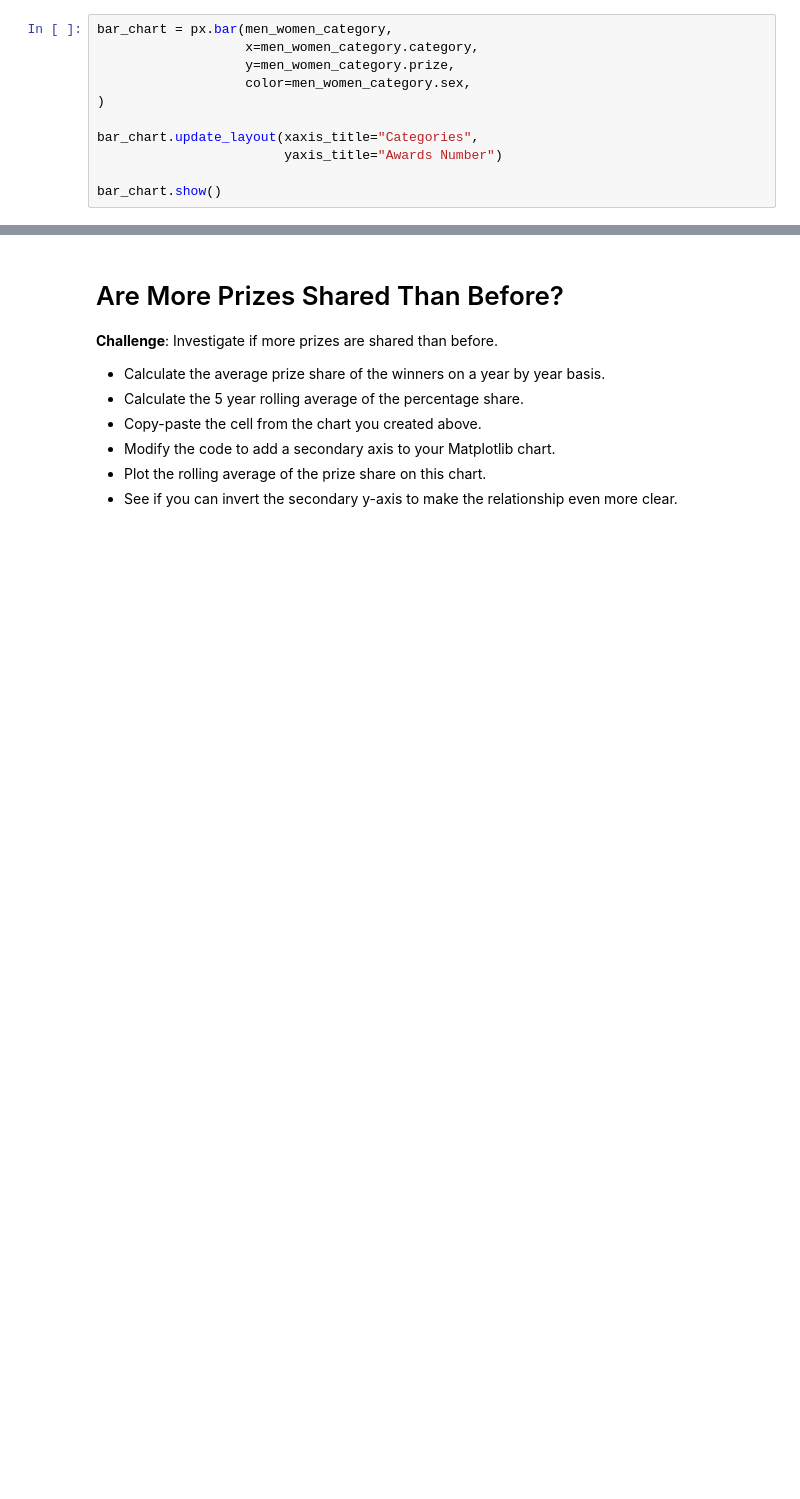
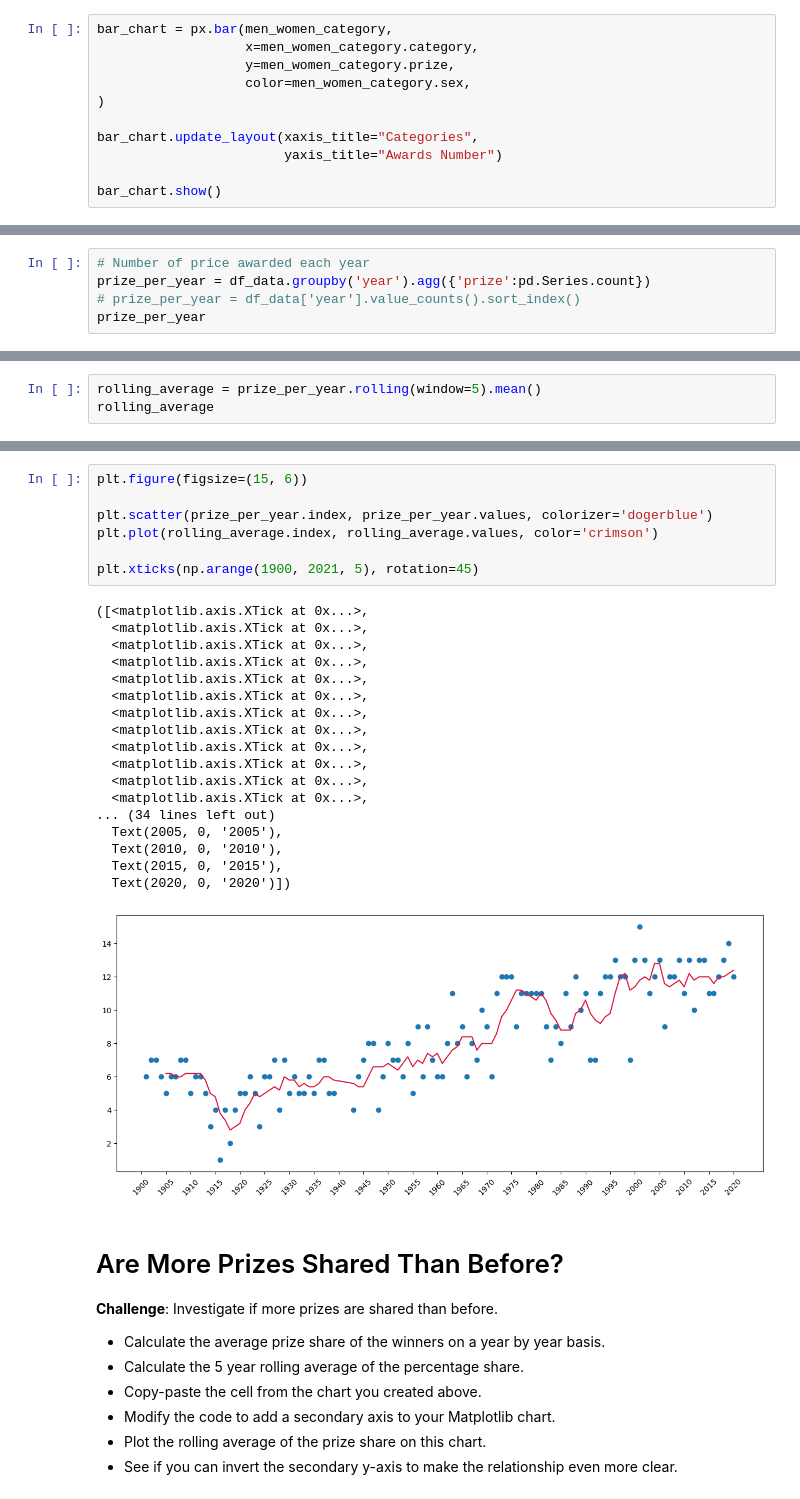
Before and after one commit to AndyRoy04/100DaysOfCode_Python, a Jupyter notebook: Day_79/Nobel_Prize_Analysis_(start).ipynb, the cells around one changed output, grey strips where cells are left out. Drawn from its saved outputs; the diff is of its cells as text; blank space fills up the shorter version.

Commit message:
Using Matplotlib to Visualise Trends over Time

```diff
--- a/Day_79/Nobel_Prize_Analysis_(start).ipynb
+++ b/Day_79/Nobel_Prize_Analysis_(start).ipynb
@@ -303,3 +303,8 @@ bar_chart.show()
 
 * Looking at the chart, did the first and second world wars have an impact on the number of prizes being given out?
 * What could be the reason for the trend in the chart?
+# %%
+# Number of price awarded each year
+prize_per_year = df_data.groupby('year').agg({'prize':pd.Series.count})
+# prize_per_year = df_data['year'].value_counts().sort_index()
+prize_per_year
@@ -305,0 +326,3 @@ bar_chart.show()
+# %%
+rolling_average = prize_per_year.rolling(window=5).mean()
+rolling_average
@@ -306,3 +344,29 @@ bar_chart.show()
+# %%
+plt.figure(figsize=(15, 6))
+
+plt.scatter(prize_per_year.index, prize_per_year.values, colorizer='dogerblue')
+plt.plot(rolling_average.index, rolling_average.values, color='crimson')
+
+plt.xticks(np.arange(1900, 2021, 5), rotation=45)
+# %% [output]
+([<matplotlib.axis.XTick at 0x...>,
+  <matplotlib.axis.XTick at 0x...>,
+  <matplotlib.axis.XTick at 0x...>,
+  <matplotlib.axis.XTick at 0x...>,
+  <matplotlib.axis.XTick at 0x...>,
+  <matplotlib.axis.XTick at 0x...>,
+  <matplotlib.axis.XTick at 0x...>,
+  <matplotlib.axis.XTick at 0x...>,
+  <matplotlib.axis.XTick at 0x...>,
+  <matplotlib.axis.XTick at 0x...>,
+  <matplotlib.axis.XTick at 0x...>,
+  <matplotlib.axis.XTick at 0x...>,
+... (34 lines left out)
+  Text(2005, 0, '2005'),
+  Text(2010, 0, '2010'),
+  Text(2015, 0, '2015'),
+  Text(2020, 0, '2020')])
+[figure, added]
 # %% [markdown]
 # Are More Prizes Shared Than Before?
 
```
Also changed, not shown: parts of 5 cells of this notebook.
